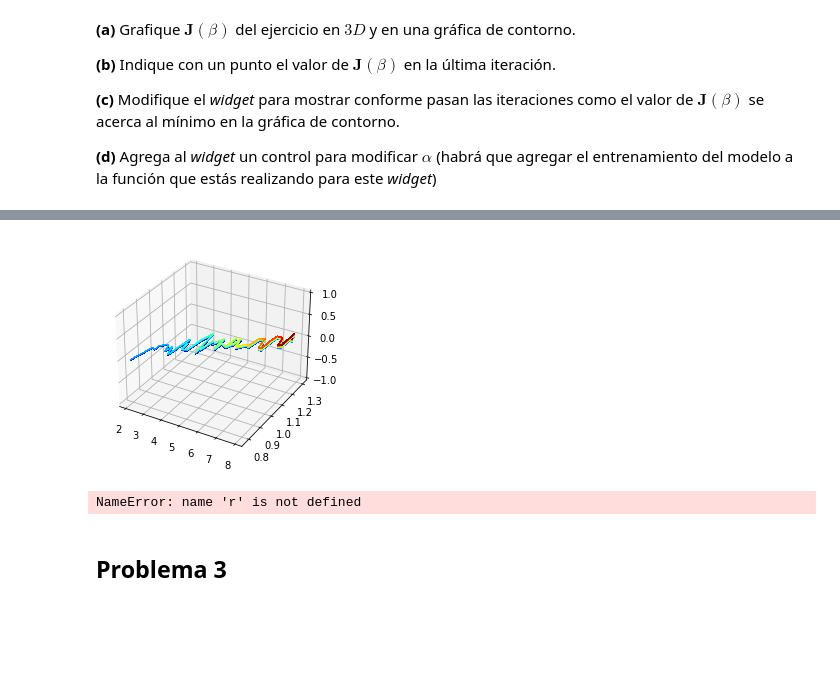
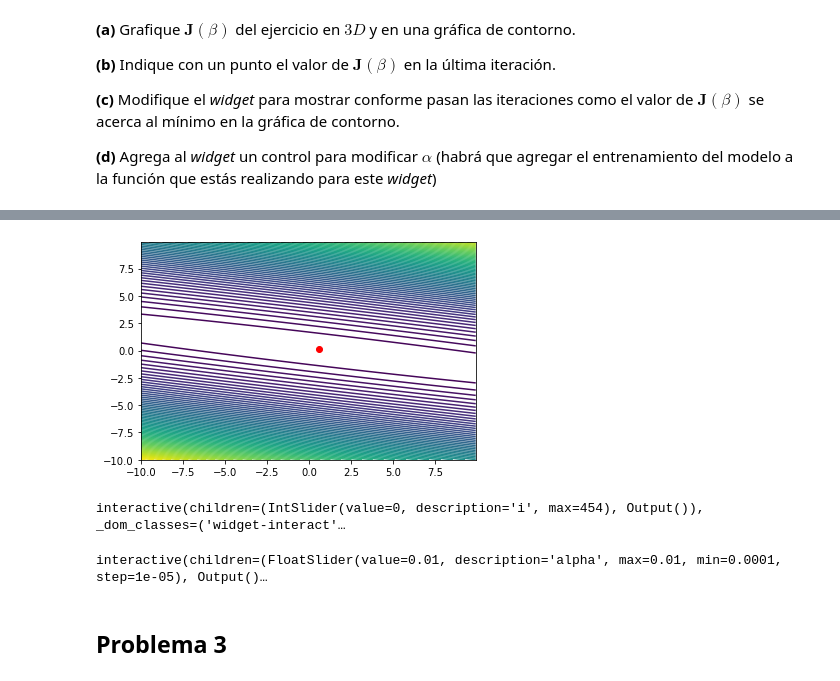
Before and after one commit to Skalas/Matematicas-Computacionales-fall2021, a Jupyter notebook: alumnos/ZihiFredo/Tareas/Tarea_1.ipynb, the cells around one changed output, grey strips where cells are left out. Drawn from its saved outputs; the diff is of its cells as text; code cells hidden in the pictures; blank space fills up the shorter version.

```diff
--- a/alumnos/ZihiFredo/Tareas/Tarea_1.ipynb
+++ b/alumnos/ZihiFredo/Tareas/Tarea_1.ipynb
@@ -196,28 +199,9 @@ plt.contour(x,y,J,levels ,linewidths=4,cmap=cm.coolwarm);
-# %%
-from mpl_toolkits.mplot3d.axes3d import Axes3D
-from matplotlib import cm
-
-fig = plt.figure()
-ax = fig.add_subplot(1, 1, 1, projection='3d')
-edad = np.loadtxt("edad.dat")
-altura = np.loadtxt("altura.dat")
-
-J = ((0.73888809 + 0.06593241*x - y)*x)/50
-
-
-surf = ax.plot_surface(edad, altura, J, rstride=1, cstride=1, cmap=cm.jet,
-        linewidth=0, antialiased=False)
-ax.set_zlim3d(-1.01, 1.01);
-# %% [output]
-[figure, removed]
-# %%
-#b) Indique con un punto el valor de  𝐉(𝛽)  en la última iteración.
-
-ultima_iteracion = (r.breaking_iteration - 1) if r.breaking_iteration else (r.max_iters - 1)
-
-interact(plotModelo, x=fixed(X), y=fixed(Y), rl=fixed(r), iteracion=(0,ultima_iteracion,10));
-# %% [output]
-NameError: name 'r' is not defined
+# %%
+plt.contour(B0,B1,C,75)
+plt.plot(RegLin.beta[0],RegLin.beta[1], 'ro')
+plt.show()
+# %% [output]
+[figure, added]
 # %%
 #c) Modifique el widget para mostrar conforme pasan las iteraciones como el valor de  𝐉(𝛽)
 #   se acerca al mínimo en la gráfica de contorno.
@@ -226,3 +214,7 @@ interact(plotGuess, x=fixed(X), y=fixed(Y), interceptor=(0,2,0.02), pendiente=(0
+# %%
+interact(iterando, i=IntSlider(min=0,max=454,step=1,value=0));
+# %% [output]
+interactive(children=(IntSlider(value=0, description='i', max=454), Output()), _dom_classes=('widget-interact'…
 # %%
 #d) Agrega al widget un control para modificar  𝛼
 #   (habrá que agregar el entrenamiento del modelo a la función que estás realizando para este widget)
@@ -229,3 +227,7 @@ interact(plotGuess, x=fixed(X), y=fixed(Y), interceptor=(0,2,0.02), pendiente=(0
+# %%
+interact(funcion, alpha = FloatSlider(min=0.0001,max=0.01,step=0.00001,value=0.01));
+# %% [output]
+interactive(children=(FloatSlider(value=0.01, description='alpha', max=0.01, min=0.0001, step=1e-05), Output()…
 # %% [markdown]
 ## Problema 3
 # %% [markdown]
```
Also changed, not shown: parts of 12 cells of this notebook.
